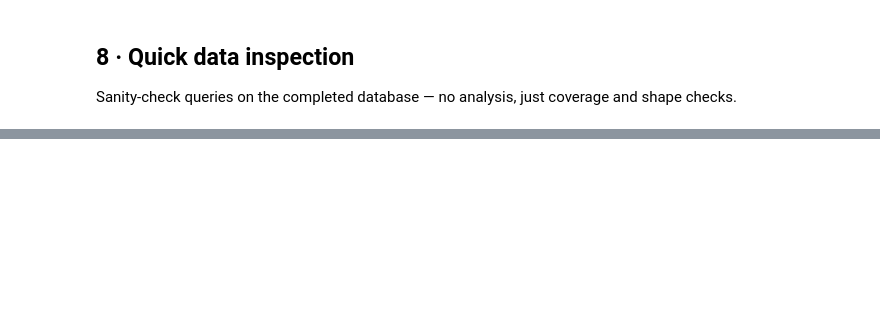
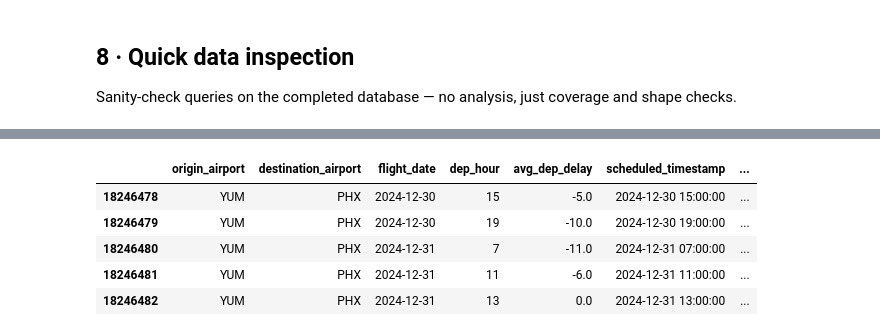
Before and after one commit to Bernd-Slagter/WDI_V2_UvT_2026, a Jupyter notebook: aviation_pipeline.ipynb, the cells around one changed output, grey strips where cells are left out. Cells and saved outputs as stored; diff of their text form; code cells hidden in the pictures; blank space fills up the shorter version.

```diff
--- a/aviation_pipeline.ipynb
+++ b/aviation_pipeline.ipynb
@@ -1232,0 +1445,65 @@ for f in sorted(SCHEMA_DIR.glob('*')):
+# %%
+# --- LAGGED VARIABLE per route
+
+# make route specific dataset
+flights_raw['dep_time_scheduled'] = pd.to_numeric(flights_raw['dep_time_scheduled'], errors='coerce')
+
+flights_raw['dep_hour'] = (flights_raw['dep_time_scheduled'] // 100).astype('Int64')
+
+panel_route = flights_raw.groupby(
+    ['origin_airport', 'destination_airport', 'flight_date', 'dep_hour']
+).agg(
+    avg_dep_delay=('dep_delay', 'mean')
+).reset_index()
+
+panel_route = panel_route.sort_values(['origin_airport', 'destination_airport', 'flight_date', 'dep_hour'])
+
+# make lag per route (amount of hours between flights for which lag is relevant can be changed below)
+
+panel_route['scheduled_timestamp'] = pd.to_datetime(panel_route['flight_date'].astype(str)) + pd.to_timedelta(panel_route['dep_hour'], unit='h')
+
+panel_route['prev_scheduled_timestamp'] = panel_route.groupby(['origin_airport', 'destination_airport'])['scheduled_timestamp'].shift(1)
+
+panel_route['hours_between_flights'] = (panel_route['scheduled_timestamp'] - panel_route['prev_scheduled_timestamp']).dt.total_seconds() / 3600
+
+panel_route['route_dep_delay_lag1'] = panel_route.groupby(['origin_airport', 'destination_airport'])['avg_dep_delay'].shift(1)
+
+# amount of hours between flights for when lag is relevant
+panel_route.loc[panel_route['hours_between_flights'] > 3, 'route_dep_delay_lag1'] = np.nan
+
+weather_from_panel = panel[[
+    'airport_iata',
+    'timestamp_utc',
+    'hour_of_day',
+    'avg_temperature',
+    'avg_precipitation',
+    'avg_snowfall',
+    'avg_wind_speed',
+    'avg_visibility',
+    'avg_pressure'
+]].copy()
+
+# 2. ZORG DAT BEIDE DATUM-KOLOMMEN STRINGS ZIJN
+# In de weertabel:
+weather_from_panel['flight_date'] = weather_from_panel['timestamp_utc'].dt.date.astype(str)
+
+# In de route-tabel (dit voorkomt de ValueError):
+panel_route['flight_date'] = panel_route['flight_date'].astype(str)
+
+# 3. De merge (nu met exact dezelfde types)
+panel_route_lagged = pd.merge(
+    panel_route,
+    weather_from_panel,
+    left_on=['origin_airport', 'flight_date', 'dep_hour'],
+    right_on=['airport_iata', 'flight_date', 'hour_of_day'],
+    how='left'
+)
+
+display(panel_route_lagged.tail(5))
+# %% [output]
+|  | origin_airport | destination_airport | flight_date | dep_hour | avg_dep_delay | scheduled_timestamp | ... |
+| 18246478 | YUM | PHX | 2024-12-30 | 15 | -5.0 | 2024-12-30 15:00:00 | ... |
+| 18246479 | YUM | PHX | 2024-12-30 | 19 | -10.0 | 2024-12-30 19:00:00 | ... |
+| 18246480 | YUM | PHX | 2024-12-31 | 7 | -11.0 | 2024-12-31 07:00:00 | ... |
+| 18246481 | YUM | PHX | 2024-12-31 | 11 | -6.0 | 2024-12-31 11:00:00 | ... |
+| 18246482 | YUM | PHX | 2024-12-31 | 13 | 0.0 | 2024-12-31 13:00:00 | ... |
```
Also changed, not shown: parts of 30 cells of this notebook.
